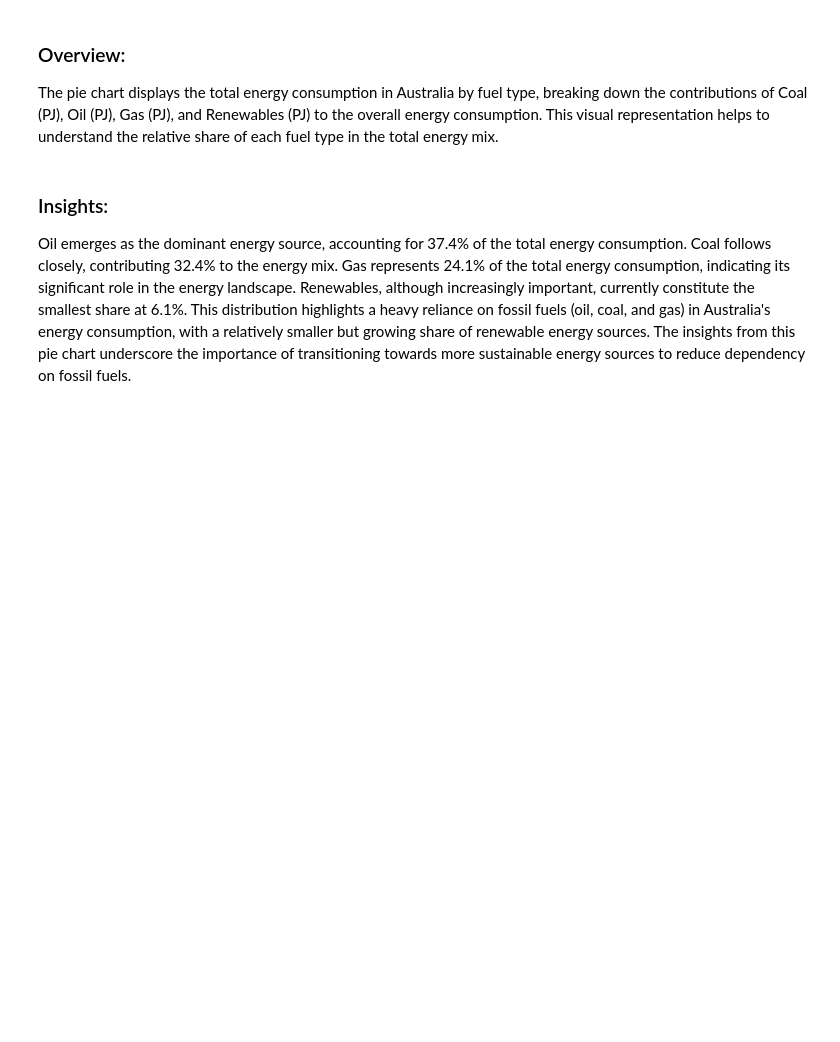
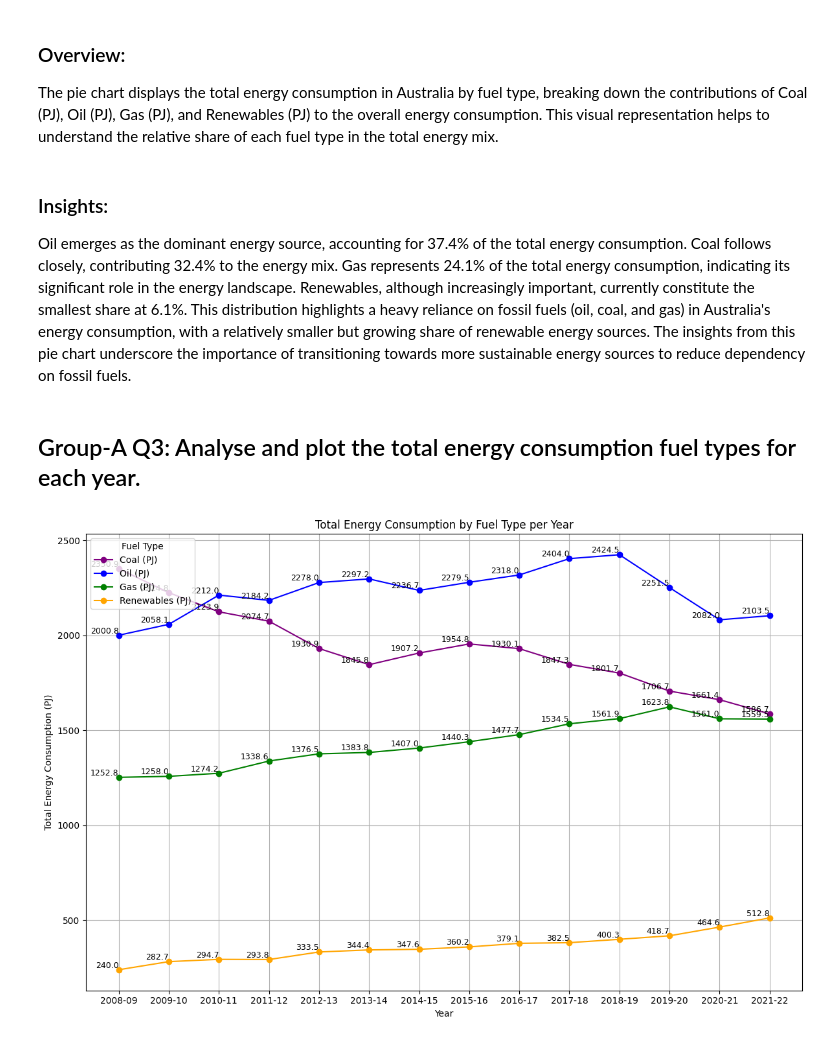
Before and after one commit to Rahe23/Assessment-Two, a Jupyter notebook: Business_Report_Assessment_Two.ipynb, the cells around one changed output. Drawn from its saved outputs; the diff is of its cells as text; code cells hidden in the pictures; blank space fills up the shorter version.

```diff
--- a/Business_Report_Assessment_Two.ipynb
+++ b/Business_Report_Assessment_Two.ipynb
@@ -316,3 +316,41 @@ The pie chart displays the total energy consumption in Australia by fuel type, b
 ### Insights:
 
 Oil emerges as the dominant energy source, accounting for 37.4% of the total energy consumption. Coal follows closely, contributing 32.4% to the energy mix. Gas represents 24.1% of the total energy consumption, indicating its significant role in the energy landscape. Renewables, although increasingly important, currently constitute the smallest share at 6.1%. This distribution highlights a heavy reliance on fossil fuels (oil, coal, and gas) in Australia's energy consumption, with a relatively smaller but growing share of renewable energy sources. The insights from this pie chart underscore the importance of transitioning towards more sustainable energy sources to reduce dependency on fossil fuels.
+# %% [markdown]
+## Group-A Q3: Analyse and plot the total energy consumption fuel types for each year.
+# %%
+# Function to analyze and plot total energy consumption by fuel types for each year
+def visualize_energy_by_fuel_type_per_year(df):
+    """Analyze and plot total energy consumption by fuel types for each year."""
+    # Ensure the columns are of numeric type
+    df['Coal (PJ)'] = pd.to_numeric(df['Coal (PJ)'], errors='coerce')
+    df['Oil (PJ)'] = pd.to_numeric(df['Oil (PJ)'], errors='coerce')
+    df['Gas (PJ)'] = pd.to_numeric(df['Gas (PJ)'], errors='coerce')
+    df['Renewables (PJ)'] = pd.to_numeric(df['Renewables (PJ)'], errors='coerce')
+
+    # Group by year and sum the energy consumption by fuel type
+    energy_per_year = df.groupby('Year')[['Coal (PJ)', 'Oil (PJ)', 'Gas (PJ)', 'Renewables (PJ)']].sum()
+
+    # Define custom colors for each line
+    colors = ['purple', 'blue', 'green', 'orange']
+
+    # Plot the data as a line chart
+    plt.figure(figsize=(12, 8))
+    for i, column in enumerate(energy_per_year.columns):
+        plt.plot(energy_per_year.index, energy_per_year[column], marker='o', color=colors[i], label=column)
+        # Add value labels to each point
+        for x, y in zip(energy_per_year.index, energy_per_year[column]):
+            plt.text(x, y, f'{y:.1f}', fontsize=9, ha='right', va='bottom')
+
+    plt.title('Total Energy Consumption by Fuel Type per Year')
+    plt.xlabel('Year')
+    plt.ylabel('Total Energy Consumption (PJ)')
+    plt.legend(title='Fuel Type', loc='upper left')
+    plt.grid(True)
+    plt.tight_layout()
+    plt.show()
+
+# Assuming 'asus_engy_df' is the DataFrame containing the data
+visualize_energy_by_fuel_type_per_year(asus_engy_df)
+# %% [output]
+[figure, added]
```
Also changed, not shown: parts of 10 cells of this notebook.
